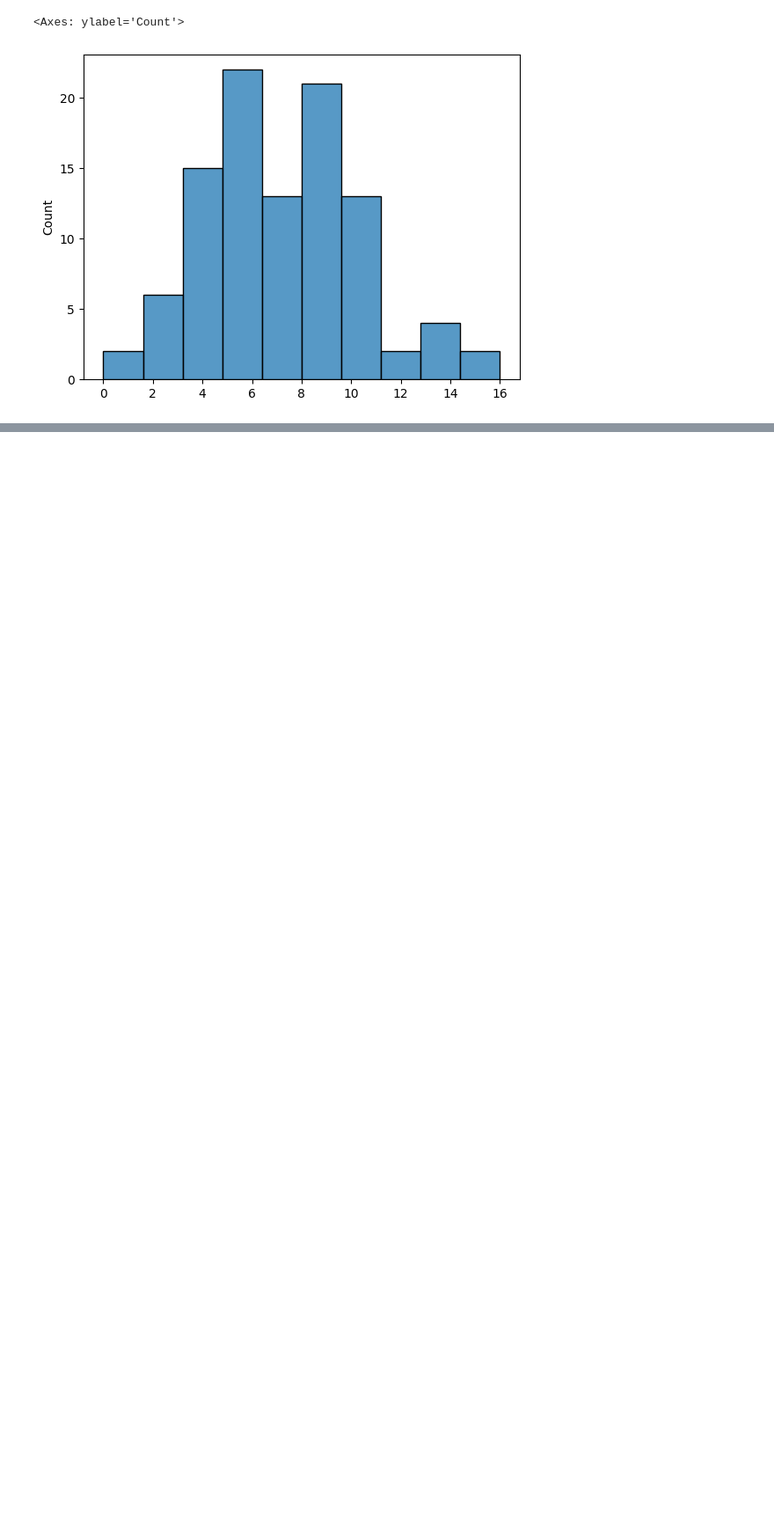
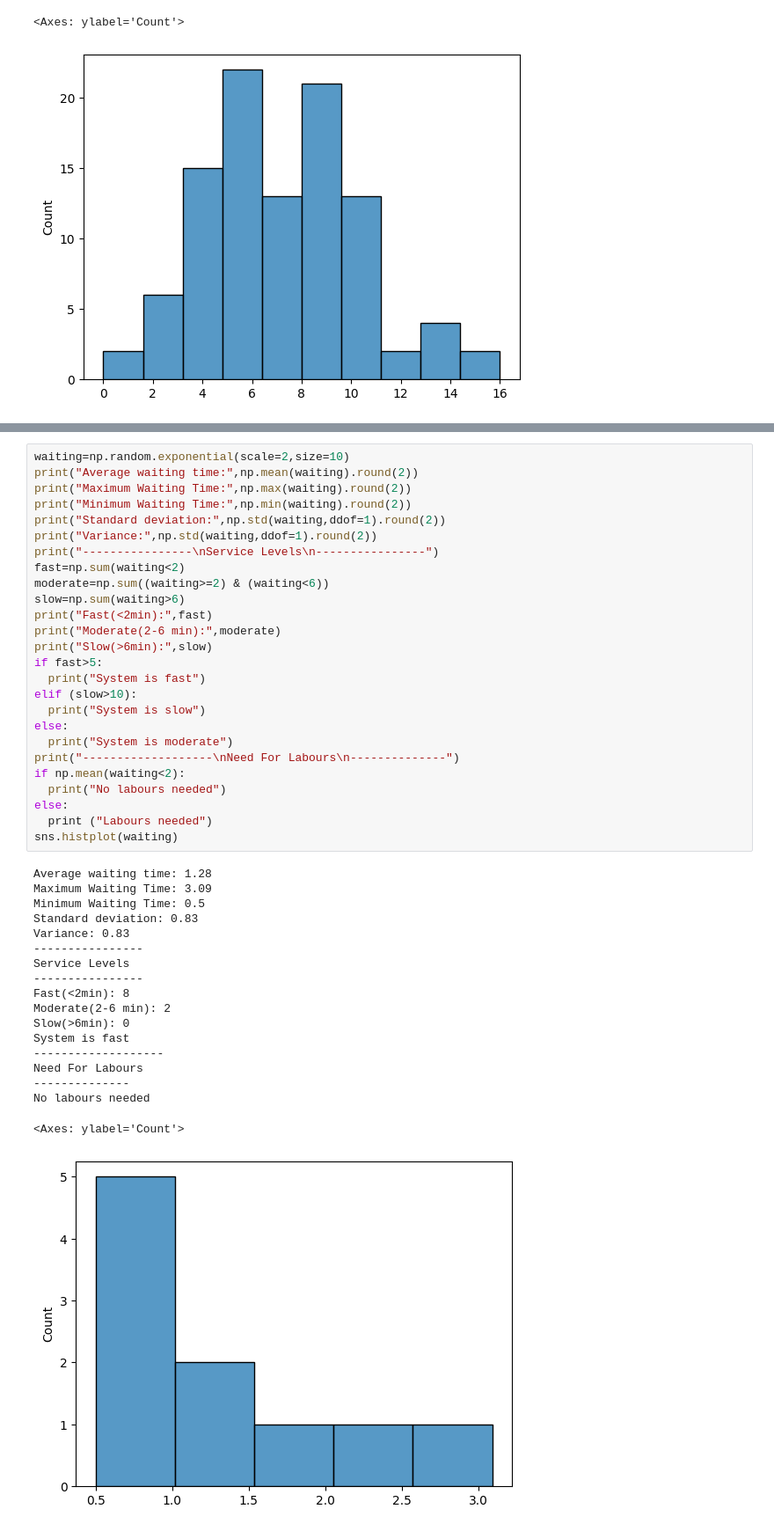
Before and after one commit to belindacarolam04/numpy_learning, a Jupyter notebook: Binomial&Poisson.ipynb, the cells around one changed output, grey strips where cells are left out. Shown at 88% size. Cells and saved outputs as stored; diff of their text form; blank space fills up the shorter version.

```diff
--- a/Binomial&Poisson.ipynb
+++ b/Binomial&Poisson.ipynb
@@ -72,0 +132,45 @@ Minimum visits at 32 th hour: 0
+# %%
+waiting=np.random.exponential(scale=2,size=10)
+print("Average waiting time:",np.mean(waiting).round(2))
+print("Maximum Waiting Time:",np.max(waiting).round(2))
+print("Minimum Waiting Time:",np.min(waiting).round(2))
+print("Standard deviation:",np.std(waiting,ddof=1).round(2))
+print("Variance:",np.std(waiting,ddof=1).round(2))
+print("----------------\nService Levels\n----------------")
+fast=np.sum(waiting<2)
+moderate=np.sum((waiting>=2) & (waiting<6))
+slow=np.sum(waiting>6)
+print("Fast(<2min):",fast)
+print("Moderate(2-6 min):",moderate)
+print("Slow(>6min):",slow)
+if fast>5:
+  print("System is fast")
+elif (slow>10):
+  print("System is slow")
+else:
+  print("System is moderate")
+print("-------------------\nNeed For Labours\n--------------")
+if np.mean(waiting<2):
+  print("No labours needed")
+else:
+  print ("Labours needed")
+sns.histplot(waiting)
+# %% [output]
+Average waiting time: 1.28
+Maximum Waiting Time: 3.09
+Minimum Waiting Time: 0.5
+Standard deviation: 0.83
+Variance: 0.83
+----------------
+Service Levels
+----------------
+Fast(<2min): 8
+Moderate(2-6 min): 2
+Slow(>6min): 0
+System is fast
+-------------------
+Need For Labours
+--------------
+No labours needed
+<Axes: ylabel='Count'>
+[figure, added]
```
Also changed, not shown: parts of 8 cells of this notebook.
